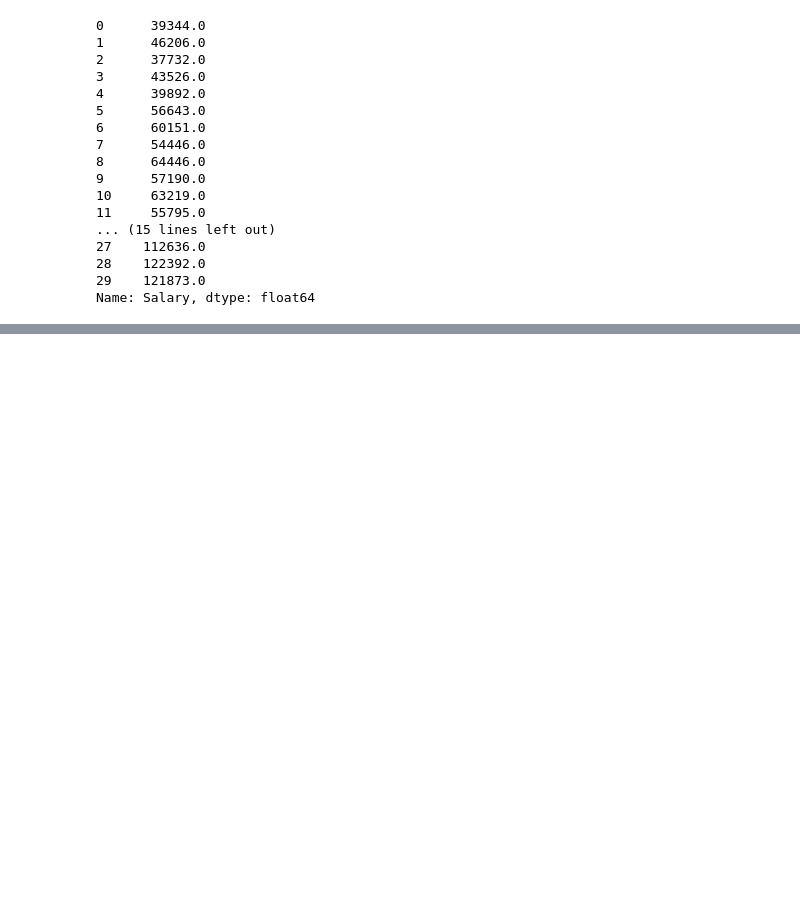
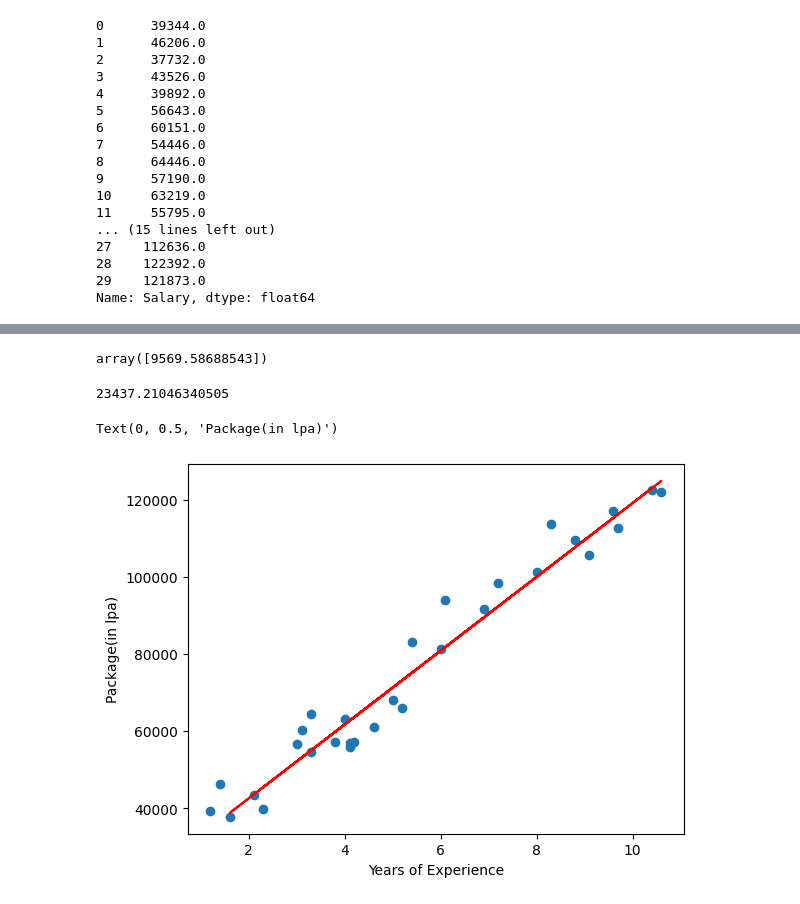
Before and after one commit to AmarjaKumbhar1505/LinearRegression, a Jupyter notebook: SimpleLinearRegression.ipynb, the cells around one changed output, grey strips where cells are left out. Drawn from its saved outputs; the diff is of its cells as text; code cells hidden in the pictures; blank space fills up the shorter version.

Commit message:
Kaggle Notebook | SimpleLinearRegression | Version 1

```diff
--- a/SimpleLinearRegression.ipynb
+++ b/SimpleLinearRegression.ipynb
@@ -88,2 +110,6 @@ X_train,X_test,y_train,y_test = train_test_split(X,y,test_size=0.2,random_state=
 # %%
 from sklearn.linear_model import LinearRegression
+# %%
+lr = LinearRegression()
+# %%
+lr.fit(X_train,y_train)
@@ -89,0 +135,18 @@ from sklearn.linear_model import LinearRegression
+# %%
+m=lr.coef_
+m
+# %% [output]
+array([9569.58688543])
+# %%
+b=lr.intercept_
+b
+# %% [output]
+23437.21046340505
+# %%
+plt.scatter(df['YearsExperience'],df['Salary'])
+plt.plot(X_train,lr.predict(X_train),color='red')
+plt.xlabel('Years of Experience')
+plt.ylabel('Package(in lpa)')
+# %% [output]
+Text(0, 0.5, 'Package(in lpa)')
+[figure, added]
```
Also changed, not shown: parts of 6 cells of this notebook.
